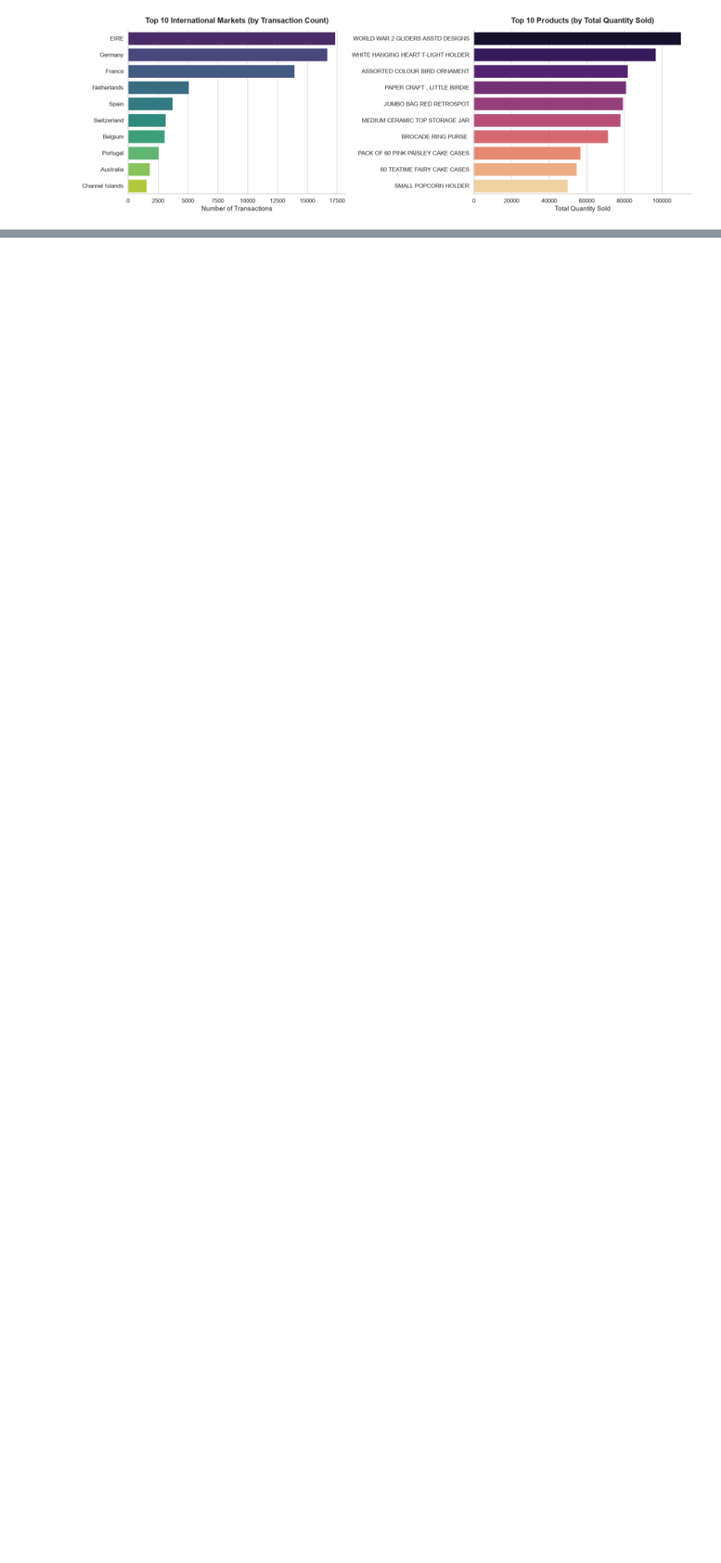
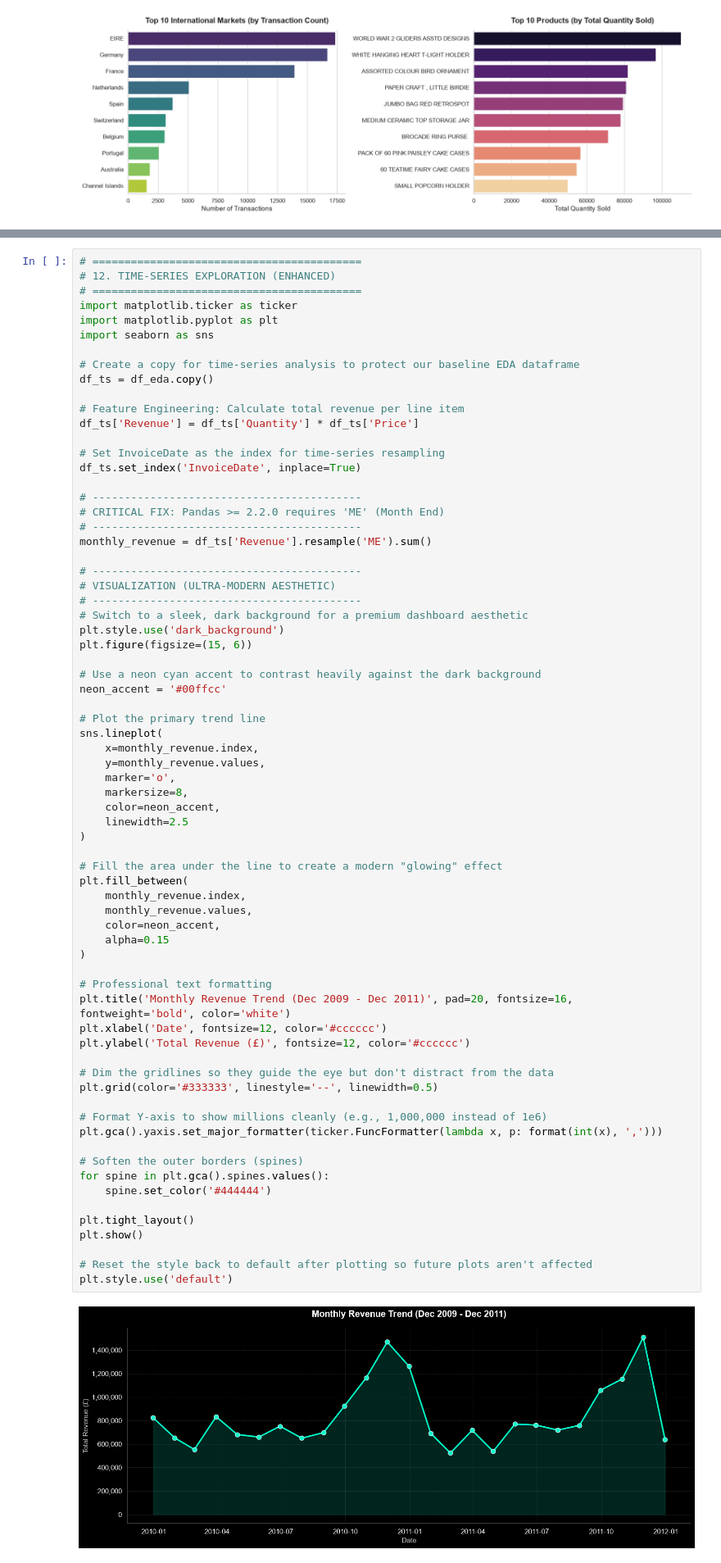
Before and after one commit to MianArslan09/UCI-Retail-II-Data-EDA, a Jupyter notebook: notebooks/EDA.ipynb, the cells around one changed output, grey strips where cells are left out. Shown at 82% size. Cells and saved outputs as stored; diff of their text form; blank space fills up the shorter version.

Commit message:
phase 12 Time Series ecplaroation to check the saless according to time frames and visulization

```diff
--- a/notebooks/EDA.ipynb
+++ b/notebooks/EDA.ipynb
@@ -694,0 +761,72 @@ plt.show()
+# %%
+# ==========================================
+# 12. TIME-SERIES EXPLORATION (ENHANCED)
+# ==========================================
+import matplotlib.ticker as ticker
+import matplotlib.pyplot as plt
+import seaborn as sns
+
+# Create a copy for time-series analysis to protect our baseline EDA dataframe
+df_ts = df_eda.copy()
+
+# Feature Engineering: Calculate total revenue per line item
+df_ts['Revenue'] = df_ts['Quantity'] * df_ts['Price']
+
+# Set InvoiceDate as the index for time-series resampling
+df_ts.set_index('InvoiceDate', inplace=True)
+
+# ------------------------------------------
+# CRITICAL FIX: Pandas >= 2.2.0 requires 'ME' (Month End)
+# ------------------------------------------
+monthly_revenue = df_ts['Revenue'].resample('ME').sum()
+
+# ------------------------------------------
+# VISUALIZATION (ULTRA-MODERN AESTHETIC)
+# ------------------------------------------
+# Switch to a sleek, dark background for a premium dashboard aesthetic
+plt.style.use('dark_background')
+plt.figure(figsize=(15, 6))
+
+# Use a neon cyan accent to contrast heavily against the dark background
+neon_accent = '#00ffcc'
+
+# Plot the primary trend line
+sns.lineplot(
+    x=monthly_revenue.index,
+    y=monthly_revenue.values,
+    marker='o',
+    markersize=8,
+    color=neon_accent,
+    linewidth=2.5
+)
+
+# Fill the area under the line to create a modern "glowing" effect
+plt.fill_between(
+    monthly_revenue.index,
+    monthly_revenue.values,
+    color=neon_accent,
+    alpha=0.15
+)
+
+# Professional text formatting
+plt.title('Monthly Revenue Trend (Dec 2009 - Dec 2011)', pad=20, fontsize=16, fontweight='bold', color='white')
+plt.xlabel('Date', fontsize=12, color='#cccccc')
+plt.ylabel('Total Revenue (£)', fontsize=12, color='#cccccc')
+
+# Dim the gridlines so they guide the eye but don't distract from the data
+plt.grid(color='#333333', linestyle='--', linewidth=0.5)
+
+# Format Y-axis to show millions cleanly (e.g., 1,000,000 instead of 1e6)
+plt.gca().yaxis.set_major_formatter(ticker.FuncFormatter(lambda x, p: format(int(x), ',')))
+
+# Soften the outer borders (spines)
+for spine in plt.gca().spines.values():
+    spine.set_color('#444444')
+
+plt.tight_layout()
+plt.show()
+
+# Reset the style back to default after plotting so future plots aren't affected
+plt.style.use('default')
+# %% [output]
+[figure, added]
```
Also changed, not shown: parts of 2 cells of this notebook.
